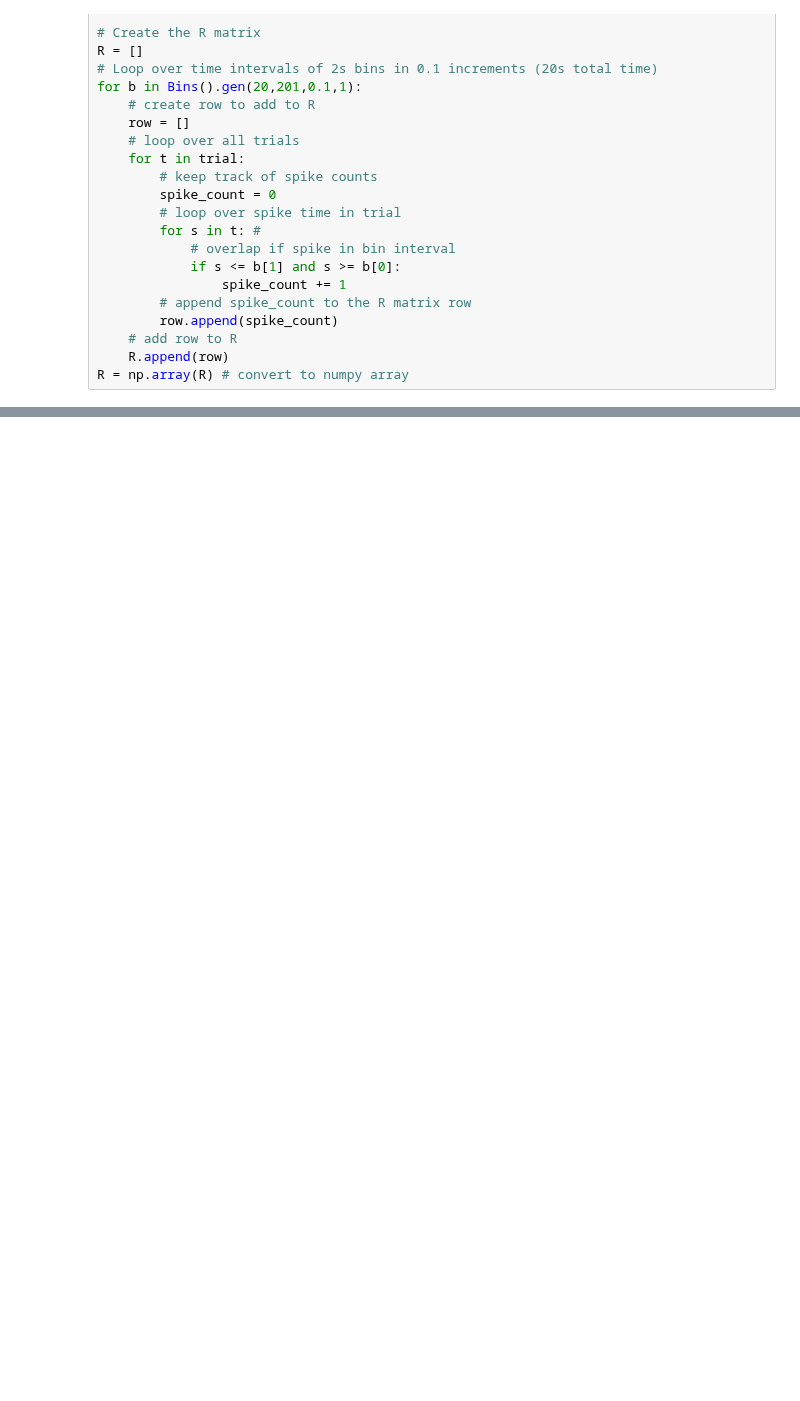
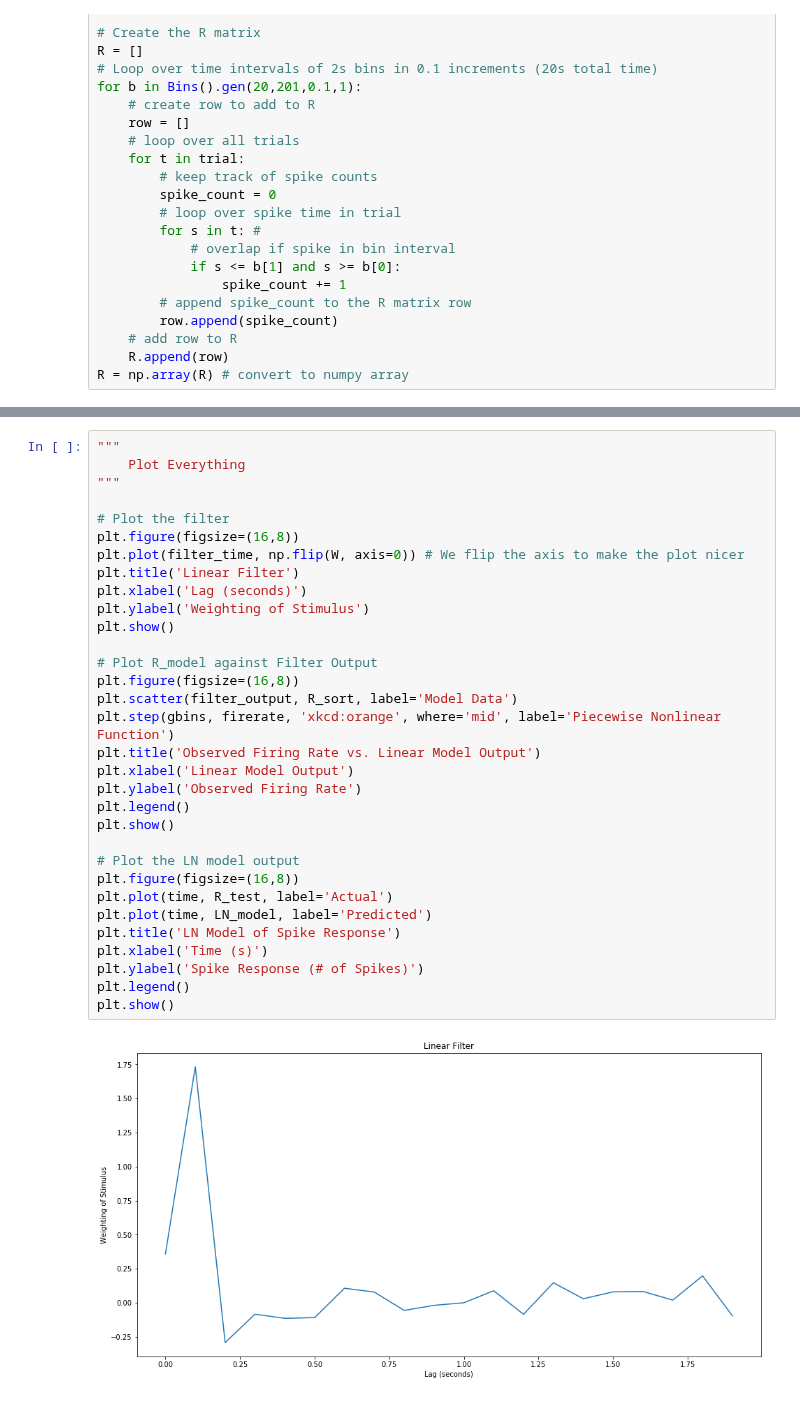
Before and after one commit to vanandrew/BME572, a Jupyter notebook: HW1/Problem3.ipynb, the cells around one changed output, grey strips where cells are left out. Saved outputs shown, nothing was run; the diff lists cells and outputs as text; blank space fills up the shorter version.

```diff
--- a/HW1/Problem3.ipynb
+++ b/HW1/Problem3.ipynb
@@ -176,0 +151,34 @@ plt.show()
+# %%
+"""
+    Plot Everything
+"""
+
+# Plot the filter
+plt.figure(figsize=(16,8))
+plt.plot(filter_time, np.flip(W, axis=0)) # We flip the axis to make the plot nicer
+plt.title('Linear Filter')
+plt.xlabel('Lag (seconds)')
+plt.ylabel('Weighting of Stimulus')
+plt.show()
+
+# Plot R_model against Filter Output
+plt.figure(figsize=(16,8))
+plt.scatter(filter_output, R_sort, label='Model Data')
+plt.step(gbins, firerate, 'xkcd:orange', where='mid', label='Piecewise Nonlinear Function')
+plt.title('Observed Firing Rate vs. Linear Model Output')
+plt.xlabel('Linear Model Output')
+plt.ylabel('Observed Firing Rate')
+plt.legend()
+plt.show()
+
+# Plot the LN model output
+plt.figure(figsize=(16,8))
+plt.plot(time, R_test, label='Actual')
+plt.plot(time, LN_model, label='Predicted')
+plt.title('LN Model of Spike Response')
+plt.xlabel('Time (s)')
+plt.ylabel('Spike Response (# of Spikes)')
+plt.legend()
+plt.show()
+# %% [output]
+[figure, added]
```
Also changed, not shown: parts of 2 cells of this notebook, 1 other file.
